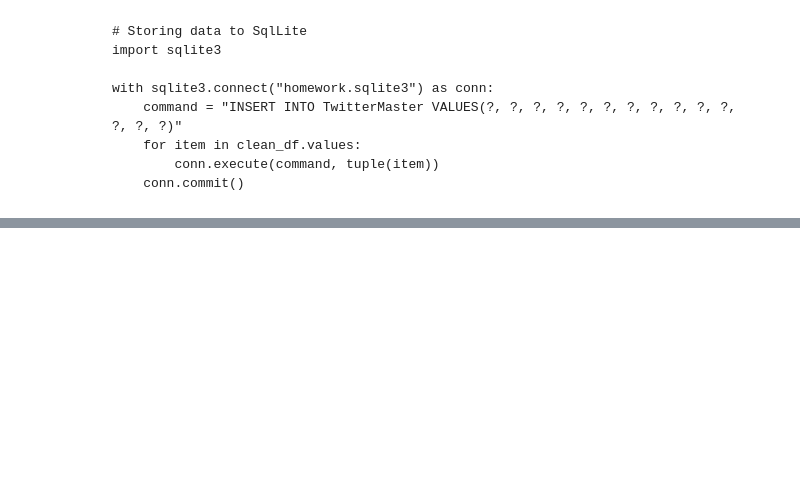
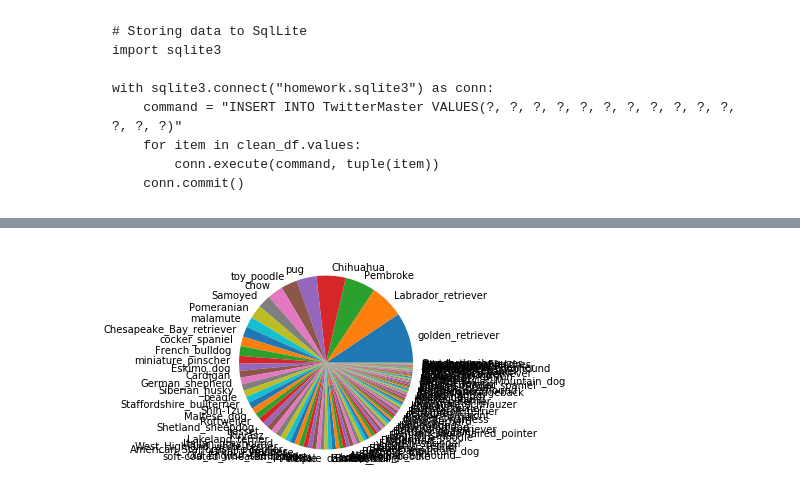
Before and after one commit to MohamedElgohary2012/udacity-wrangle-and-analyze-data, a Jupyter notebook: wrangle_act.ipynb, the cells around one changed output, grey strips where cells are left out. Saved outputs shown, nothing was run; the diff lists cells and outputs as text; code cells hidden in the pictures; blank space fills up the shorter version.

```diff
--- a/wrangle_act.ipynb
+++ b/wrangle_act.ipynb
@@ -692,0 +754,5 @@ with sqlite3.connect("homework.sqlite3") as conn:
+# %%
+plt.pie(a.values, labels=a.index)
+plt.show()
+# %% [output]
+[figure, added]
```
Also changed, not shown: parts of 10 cells of this notebook.
